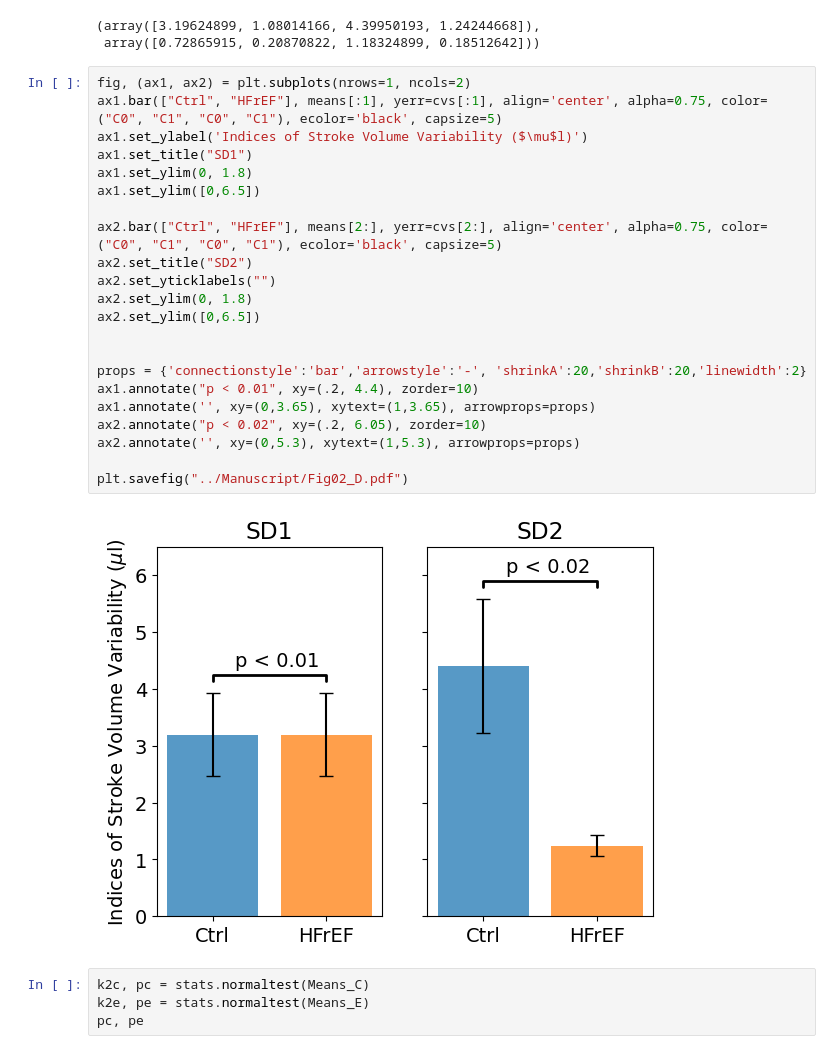
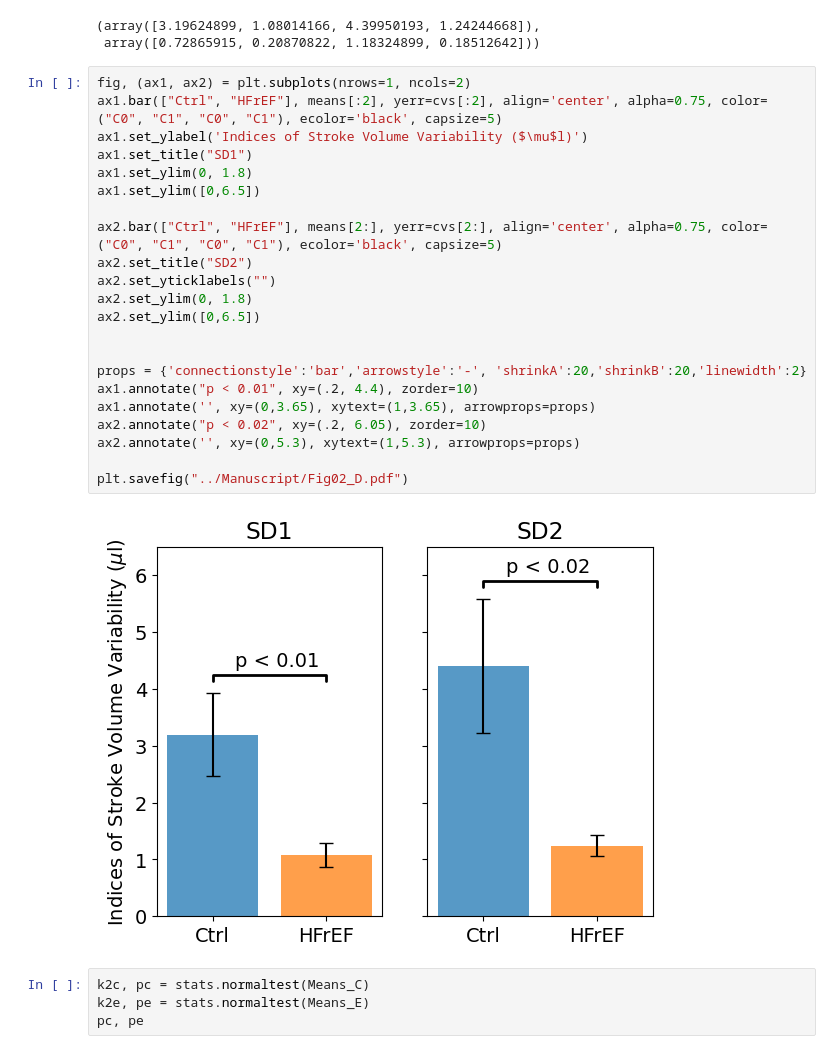
Before and after one commit to moises-santillan/HeartVariability, a Jupyter notebook: Code/HeartVariability.ipynb, the cells around one changed output. Cells and saved outputs as stored; diff of their text form.

```diff
--- a/Code/HeartVariability.ipynb
+++ b/Code/HeartVariability.ipynb
@@ -288,28 +288,28 @@ means, cvs
  array([0.72865915, 0.20870822, 1.18324899, 0.18512642]))
 # %%
 fig, (ax1, ax2) = plt.subplots(nrows=1, ncols=2)
-ax1.bar(["Ctrl", "HFrEF"], means[:1], yerr=cvs[:1], align='center', alpha=0.75, color=("C0", "C1", "C0", "C1"), ecolor='black', capsize=5)
+ax1.bar(["Ctrl", "HFrEF"], means[:2], yerr=cvs[:2], align='center', alpha=0.75, color=("C0", "C1", "C0", "C1"), ecolor='black', capsize=5)
 ax1.set_ylabel('Indices of Stroke Volume Variability ($\mu$l)')
 ax1.set_title("SD1")
 ax1.set_ylim(0, 1.8)
 ax1.set_ylim([0,6.5])
 
 ax2.bar(["Ctrl", "HFrEF"], means[2:], yerr=cvs[2:], align='center', alpha=0.75, color=("C0", "C1", "C0", "C1"), ecolor='black', capsize=5)
 ax2.set_title("SD2")
 ax2.set_yticklabels("")
 ax2.set_ylim(0, 1.8)
 ax2.set_ylim([0,6.5])
 
 
 props = {'connectionstyle':'bar','arrowstyle':'-', 'shrinkA':20,'shrinkB':20,'linewidth':2}
 ax1.annotate("p < 0.01", xy=(.2, 4.4), zorder=10)
 ax1.annotate('', xy=(0,3.65), xytext=(1,3.65), arrowprops=props)
 ax2.annotate("p < 0.02", xy=(.2, 6.05), zorder=10)
 ax2.annotate('', xy=(0,5.3), xytext=(1,5.3), arrowprops=props)
 
 plt.savefig("../Manuscript/Fig02_D.pdf")
 # %% [output]
-[figure, old version]
+[figure, new version]
 # %%
 k2c, pc = stats.normaltest(Means_C)
 k2e, pe = stats.normaltest(Means_E)
```
Also changed, not shown: parts of 16 cells of this notebook.
